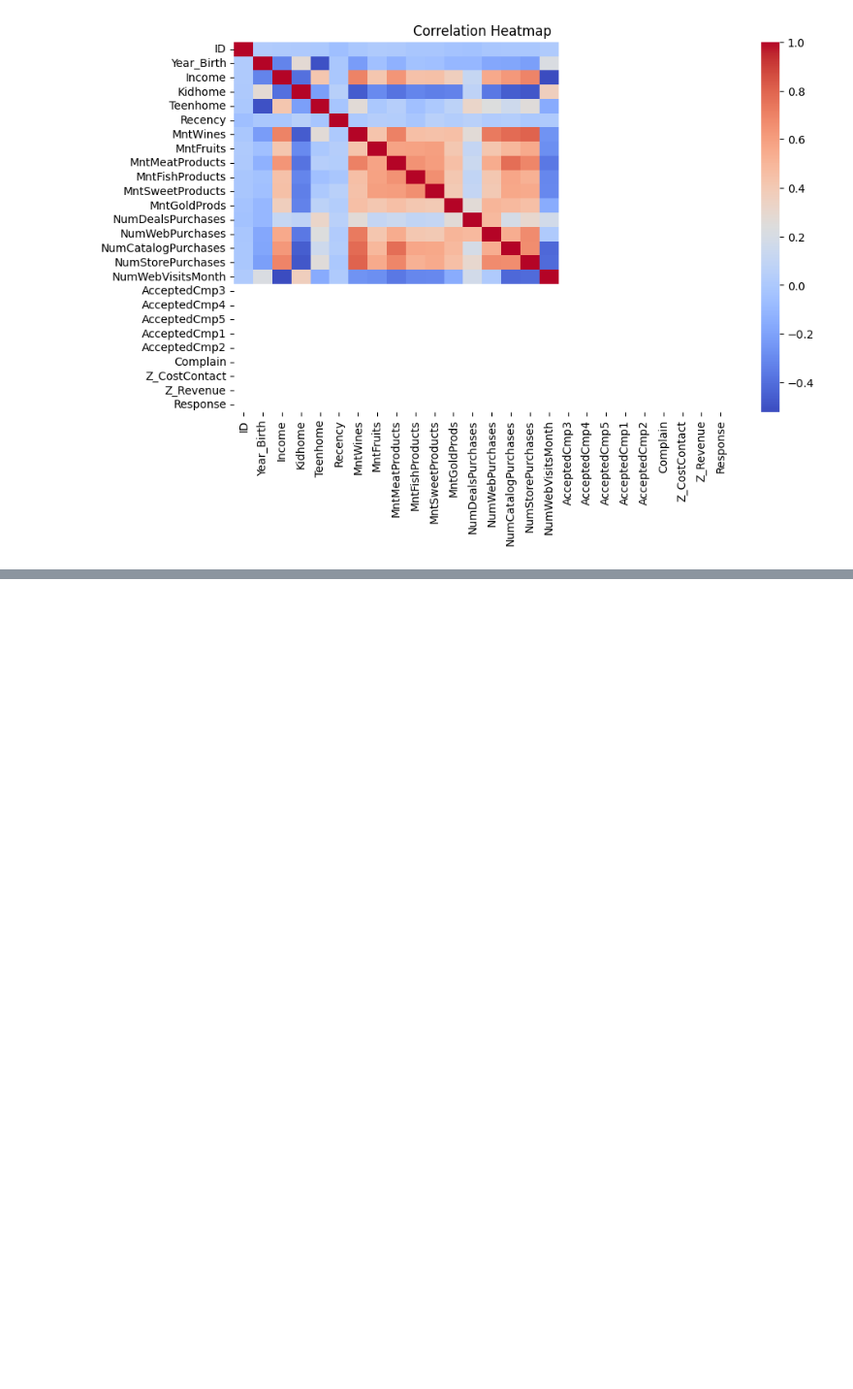
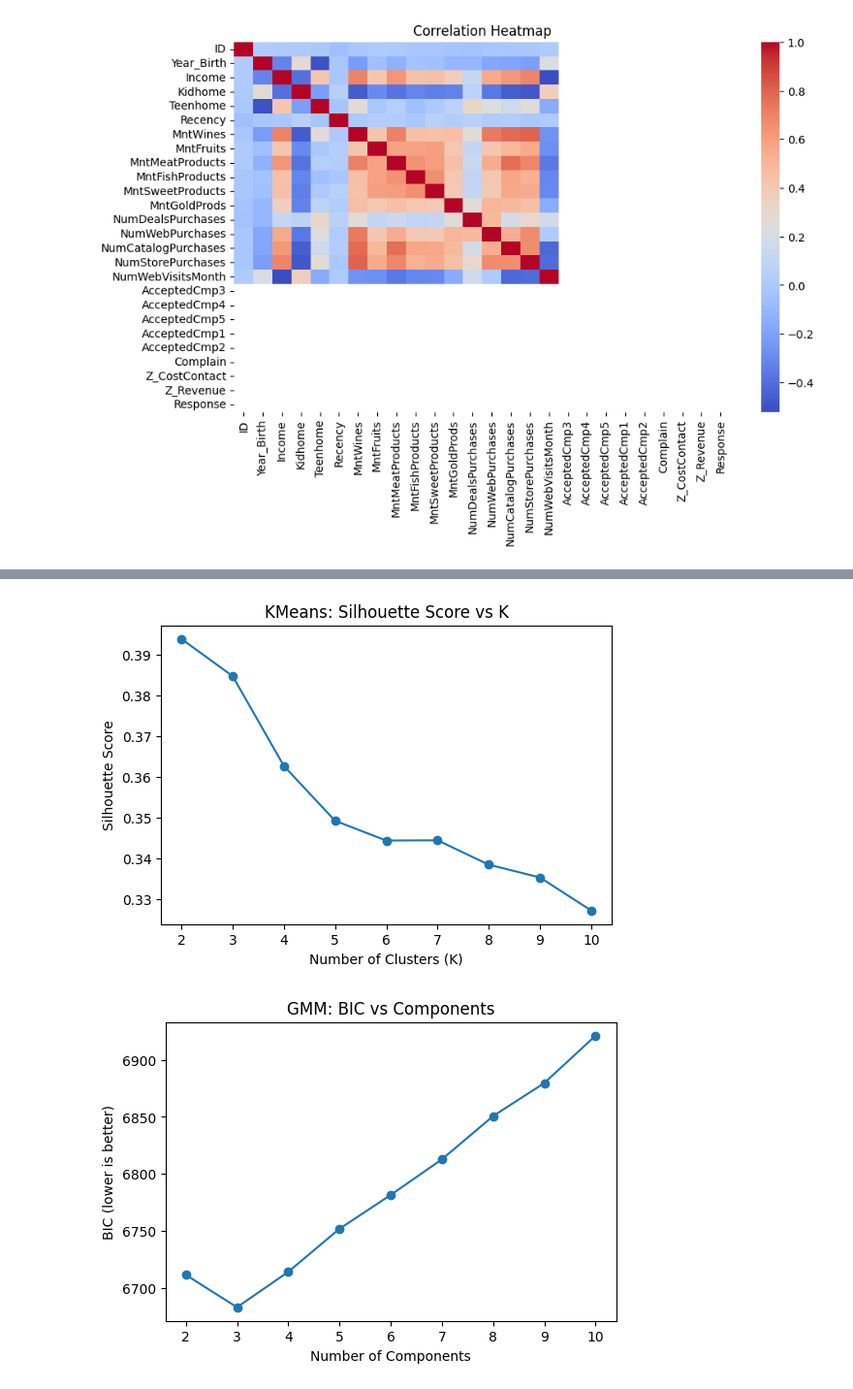
Before and after one commit to alirezaderavi/Customer-Personality-Analysis, a Jupyter notebook: customer-personality-analysis.ipynb, the cells around one changed output, grey strips where cells are left out. Shown at 97% size. Saved outputs shown, nothing was run; the diff lists cells and outputs as text; code cells hidden in the pictures; blank space fills up the shorter version.

```diff
--- a/customer-personality-analysis.ipynb
+++ b/customer-personality-analysis.ipynb
@@ -278,0 +457,80 @@ visualize_outliers(cleaned_df)
+# %%
+# =========================
+# Scaling
+# =========================
+
+scaler_demo = StandardScaler()
+scaler_behav = StandardScaler()
+
+X_demo_scaled = scaler_demo.fit_transform(X_demo)
+X_behav_scaled = scaler_behav.fit_transform(X_behav)
+# %%
+# =========================
+# KMeans: Silhouette Plot
+# =========================
+def plot_k_selection(X, k_range=range(2, 11)):
+
+    scores = []
+
+    for k in k_range:
+        model = KMeans(n_clusters=k, random_state=42)
+        labels = model.fit_predict(X)
+        score = silhouette_score(X, labels)
+        scores.append(score)
+
+    plt.figure(figsize=(6,4))
+    plt.plot(list(k_range), scores, marker='o')
+    plt.title("KMeans: Silhouette Score vs K")
+    plt.xlabel("Number of Clusters (K)")
+    plt.ylabel("Silhouette Score")
+    plt.show()
+
+
+# =========================
+# GMM: BIC Plot
+# =========================
+def plot_gmm_bic(X, k_range=range(2, 11)):
+
+    bics = []
+
+    for k in k_range:
+        model = GaussianMixture(n_components=k, random_state=42)
+        model.fit(X)
+        bics.append(model.bic(X))
+
+    plt.figure(figsize=(6,4))
+    plt.plot(list(k_range), bics, marker='o')
+    plt.title("GMM: BIC vs Components")
+    plt.xlabel("Number of Components")
+    plt.ylabel("BIC (lower is better)")
+    plt.show()
+
+
+# =========================
+# DBSCAN: k-distance plot
+# =========================
+def plot_dbscan_eps(X, k=10):
+
+    nbrs = NearestNeighbors(n_neighbors=k).fit(X)
+    distances, _ = nbrs.kneighbors(X)
+
+    k_dist = np.sort(distances[:, -1])
+
+    plt.figure(figsize=(6,4))
+    plt.plot(k_dist)
+    plt.title("DBSCAN: k-distance Graph (eps selection)")
+    plt.xlabel("Points sorted")
+    plt.ylabel(f"{k}-NN distance")
+    plt.show()
+
+
+# =========================
+# RUN FOR DEMO VIEW
+# =========================
+
+plot_k_selection(X_demo_scaled)       # KMeans justification
+plot_gmm_bic(X_demo_scaled)           # GMM justification
+plot_dbscan_eps(X_demo_scaled)        # DBSCAN justification
+# %% [output]
+[figure, added]
+[figure, added]
```
Also changed, not shown: parts of 9 cells of this notebook.
